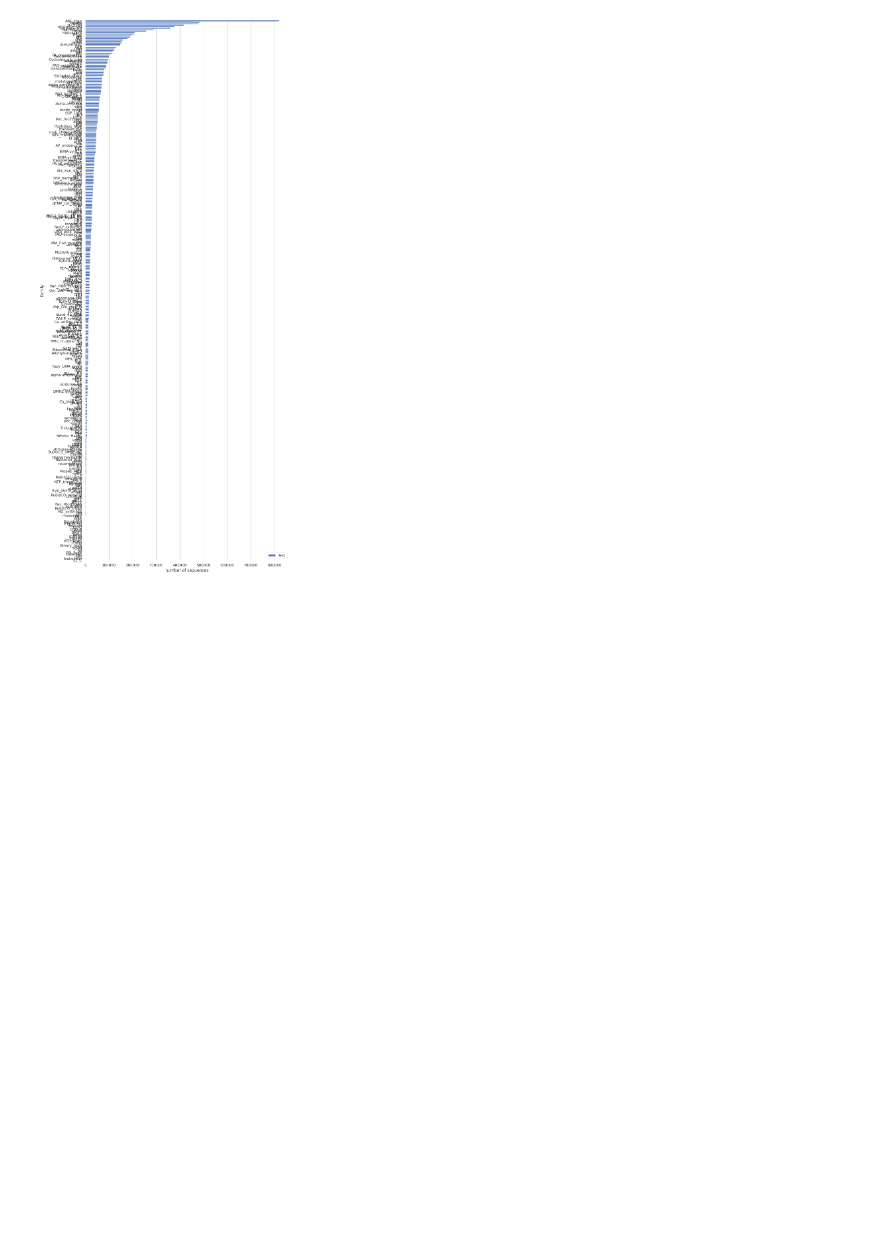
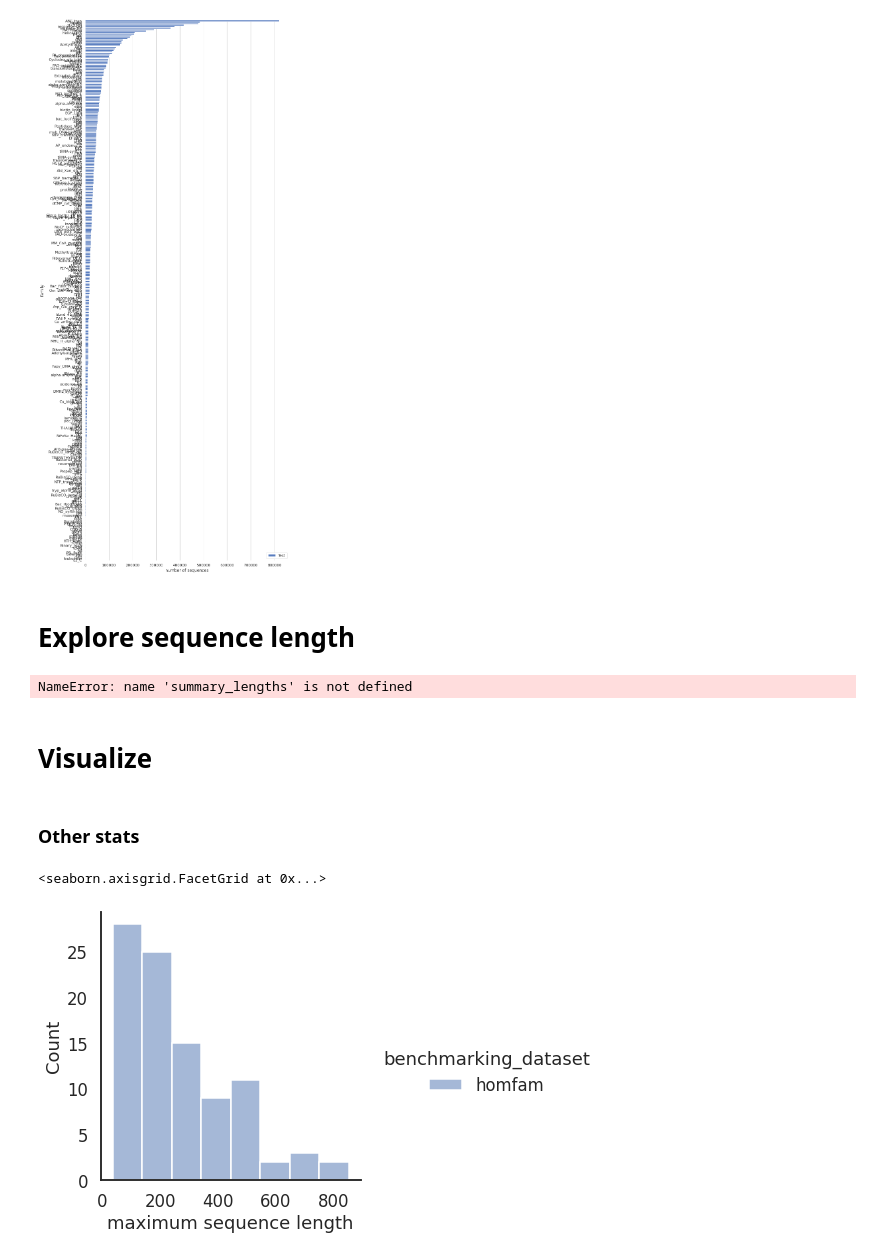
Before and after one commit to luisas/nf_structural_regression, a Jupyter notebook: notebook/00_HomFam.ipynb, the cells around one changed output. Saved outputs shown, nothing was run; the diff lists cells and outputs as text; code cells hidden in the pictures; blank space fills up the shorter version.

```diff
--- a/notebook/00_HomFam.ipynb
+++ b/notebook/00_HomFam.ipynb
@@ -410,3 +410,26 @@ sns.despine(left=True, bottom=True)
 plt.savefig(os.path.join(outdir, "04_ext_combined_seq.pdf"))
 # %% [output]
 [figure]
+# %% [markdown]
+# Explore sequence length
+# %%
+summary_lengths = pd.read_csv(os.path.join("/home/luisasantus/Desktop/crg_cluster/data/structural_regression/stats/seq_lengths/"))
+# %% [output]
+NameError: name 'summary_lengths' is not defined
+# %% [markdown]
+# Visualize
+# %% [markdown]
+### Other stats
+# %%
+# Max sequence length across families (Homfam and Exthomfam)
+sns.set_theme(style="white")
+sns.set_context("talk")
+
+metrics = ["mean","max", "median"]
+for metric in metrics:
+    f, ax = plt.subplots(figsize=(8, 5))
+    ax = sns.displot(summary_lengths, x=metric, hue = "benchmarking_dataset")
+    ax.set(xlabel=metric+'sequence length')
+# %% [output]
+<seaborn.axisgrid.FacetGrid at 0x...>
+[figure, added]
```
Also changed, not shown: 17 other files.
